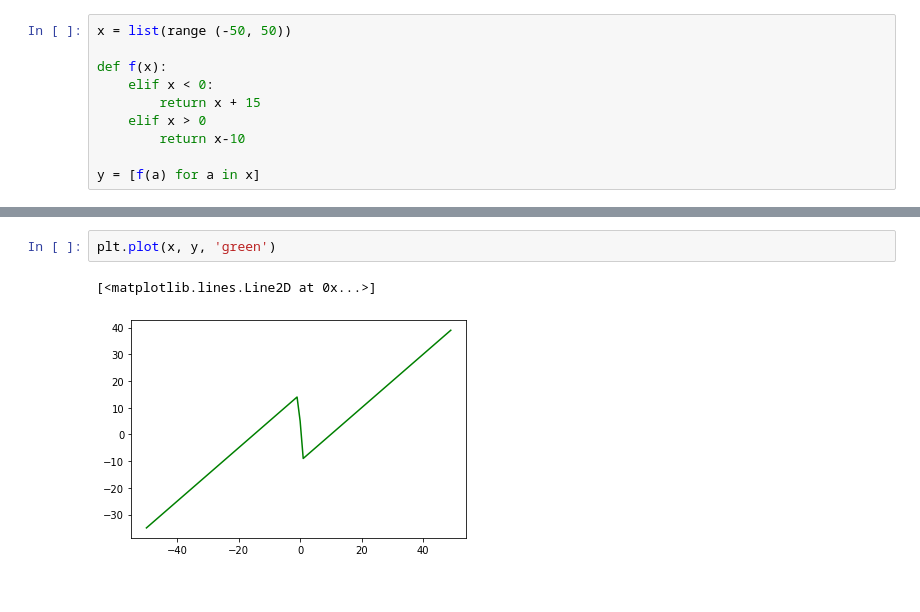
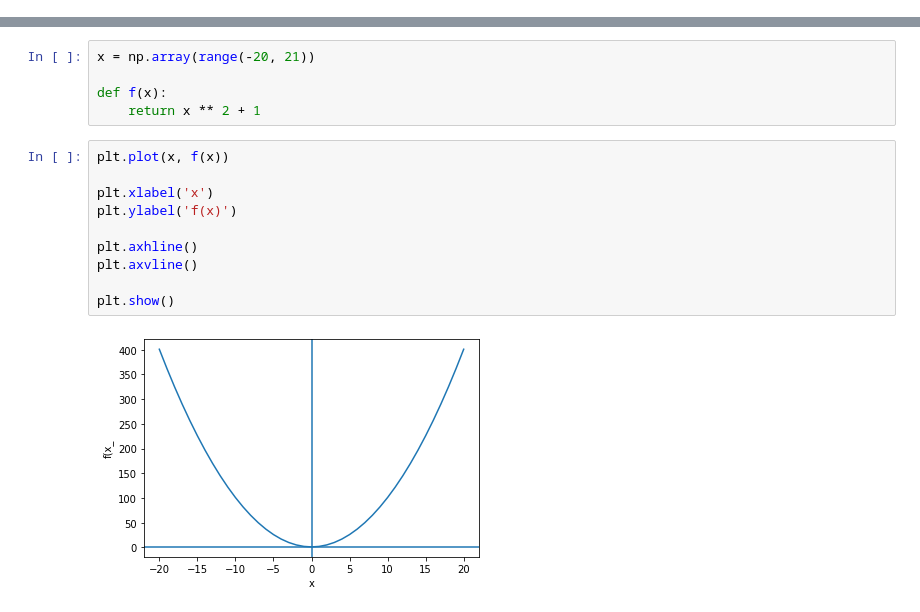
Before and after one commit to anshuldante/ai-ds-ml-practical, a Jupyter notebook: essential-math-for-machine-learning-python-edition/Exercise Files/practice/module_2/Untitled.ipynb, the cells around one changed output, grey strips where cells are left out. Drawn from its saved outputs; the diff is of its cells as text.

```diff
--- a/essential-math-for-machine-learning-python-edition/Exercise Files/practice/module_2/Untitled.ipynb
+++ b/essential-math-for-machine-learning-python-edition/Exercise Files/practice/module_2/Untitled.ipynb
@@ -4,11 +4 @@ from matplotlib import pyplot as plt
 %matplotlib inline
-# %%
-x = list(range (-50, 50))
-
-def f(x):
-    elif x < 0:
-        return x + 15
-    elif x > 0
-        return x-10
-
-y = [f(a) for a in x]
@@ -37,5 +5,17 @@ y
-# %%
-plt.plot(x, y, 'green')
-# %% [output]
-[<matplotlib.lines.Line2D at 0x...>]
-[figure, removed]
+# %%
+x = np.array(range(-20, 21))
+
+def f(x):
+    return x ** 2 + 1
+# %%
+plt.plot(x, f(x))
+
+plt.xlabel('x')
+plt.ylabel('f(x)')
+
+plt.axhline()
+plt.axvline()
+
+plt.show()
+# %% [output]
+[figure, added]
```
Also changed, not shown: parts of 6 cells of this notebook, 2 other files.
